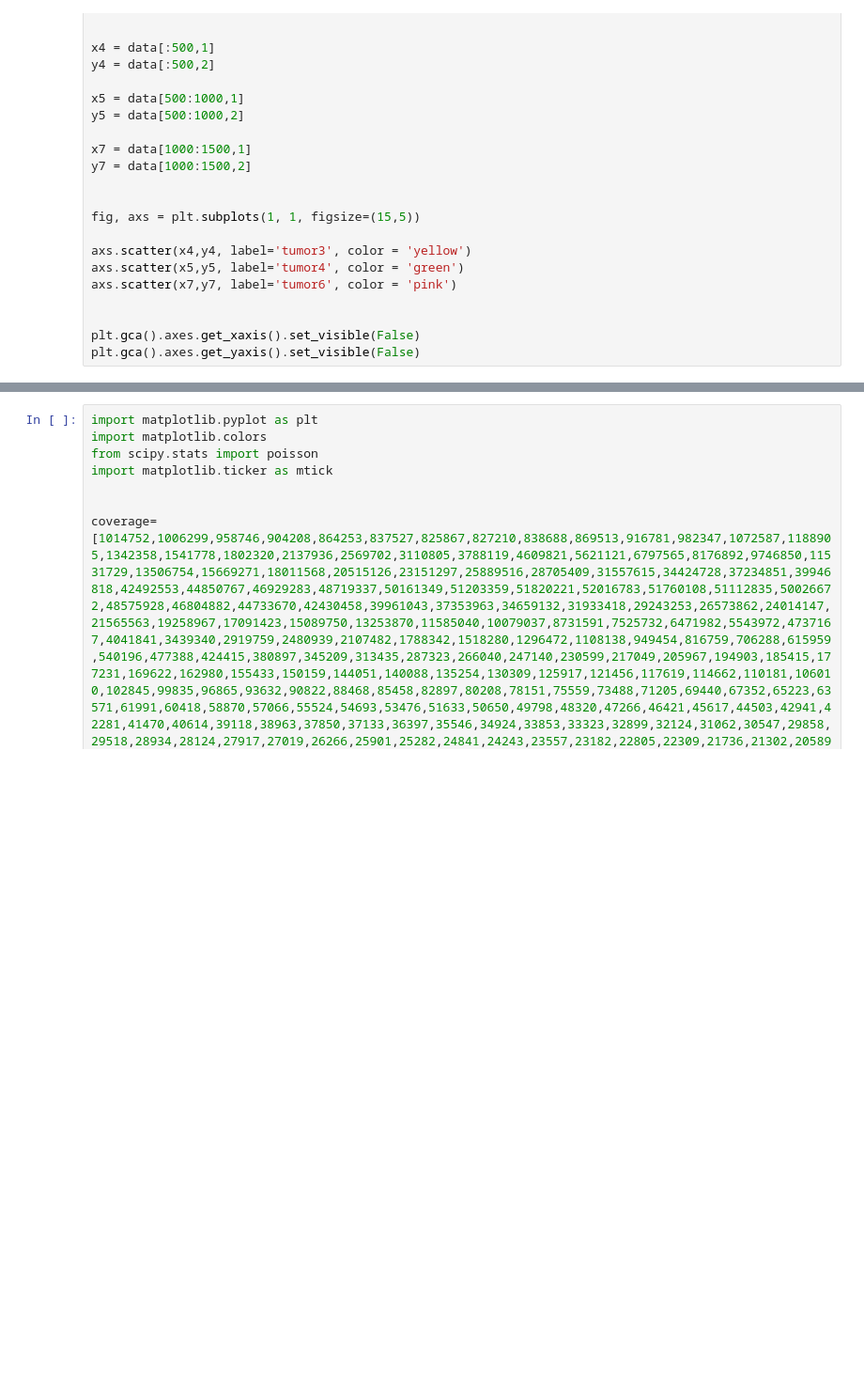
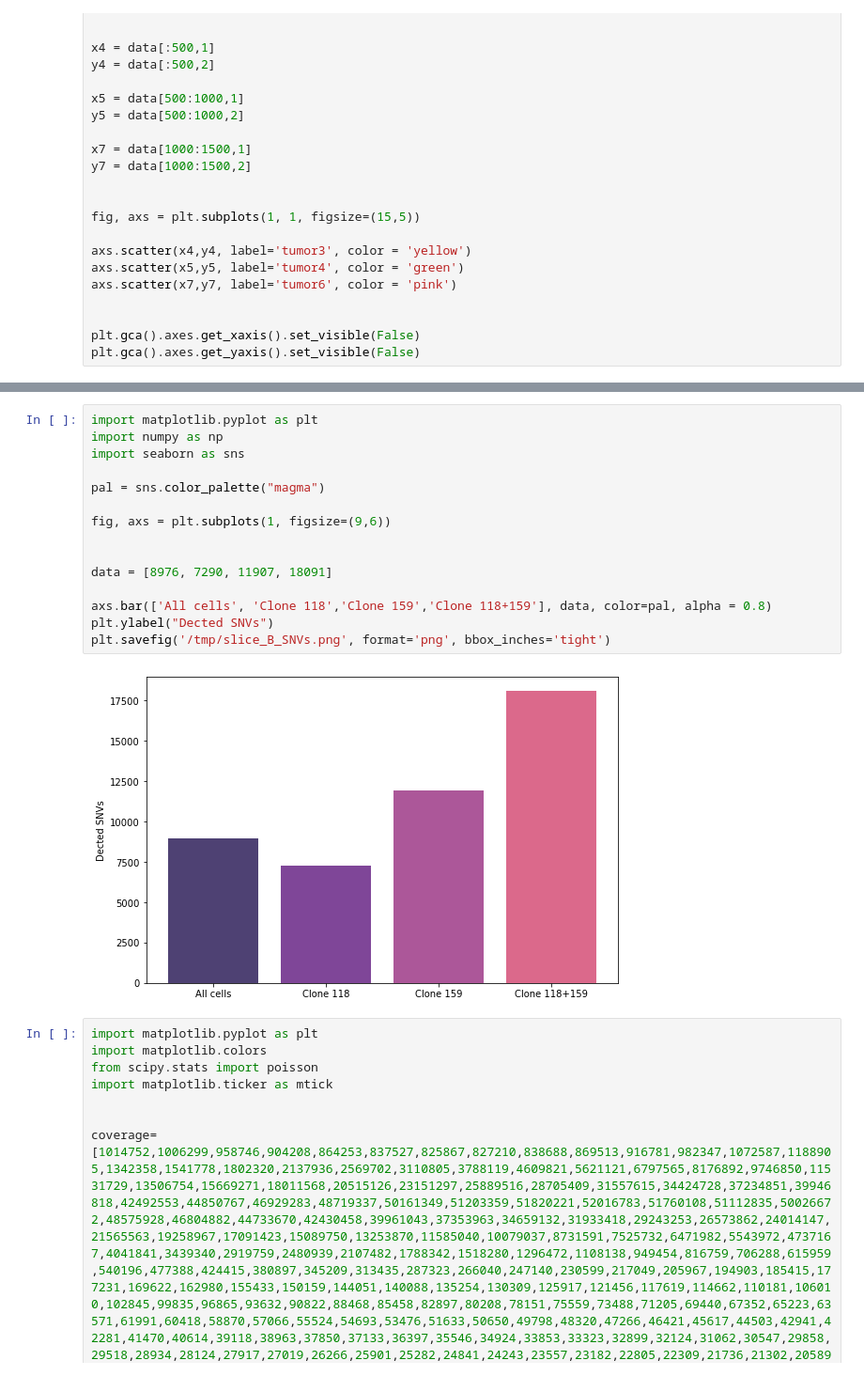
Before and after one commit to ratschlab/secedo, a Jupyter notebook: scripts/Paper charts.ipynb, the cells around one changed output, grey strips where cells are left out. Shown at 94% size. Drawn from its saved outputs; the diff is of its cells as text; blank space fills up the shorter version.

```diff
--- a/scripts/Paper charts.ipynb
+++ b/scripts/Paper charts.ipynb
@@ -293,3 +342,20 @@ plt.show()
+# %%
+import matplotlib.pyplot as plt
+import numpy as np
+import seaborn as sns
+
+pal = sns.color_palette("magma")
+
+fig, axs = plt.subplots(1, figsize=(9,6))
+
+
+data = [8976, 7290, 11907, 18091]
+
+axs.bar(['All cells', 'Clone 118','Clone 159','Clone 118+159'], data, color=pal, alpha = 0.8)
+plt.ylabel("Dected SNVs")
+plt.savefig('/tmp/slice_B_SNVs.png', format='png', bbox_inches='tight')
+# %% [output]
+[figure, added]
 # %%
 import matplotlib.pyplot as plt
 import matplotlib.colors
```
Also changed, not shown: parts of 2 cells of this notebook, 2 other files.
